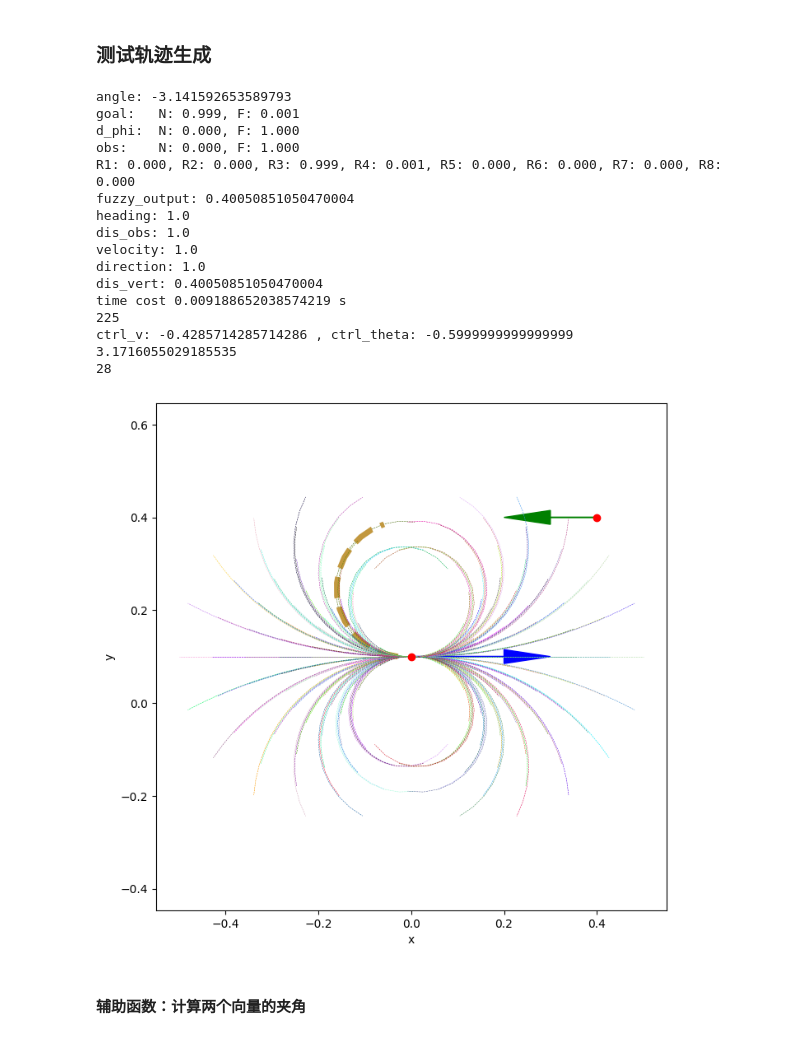
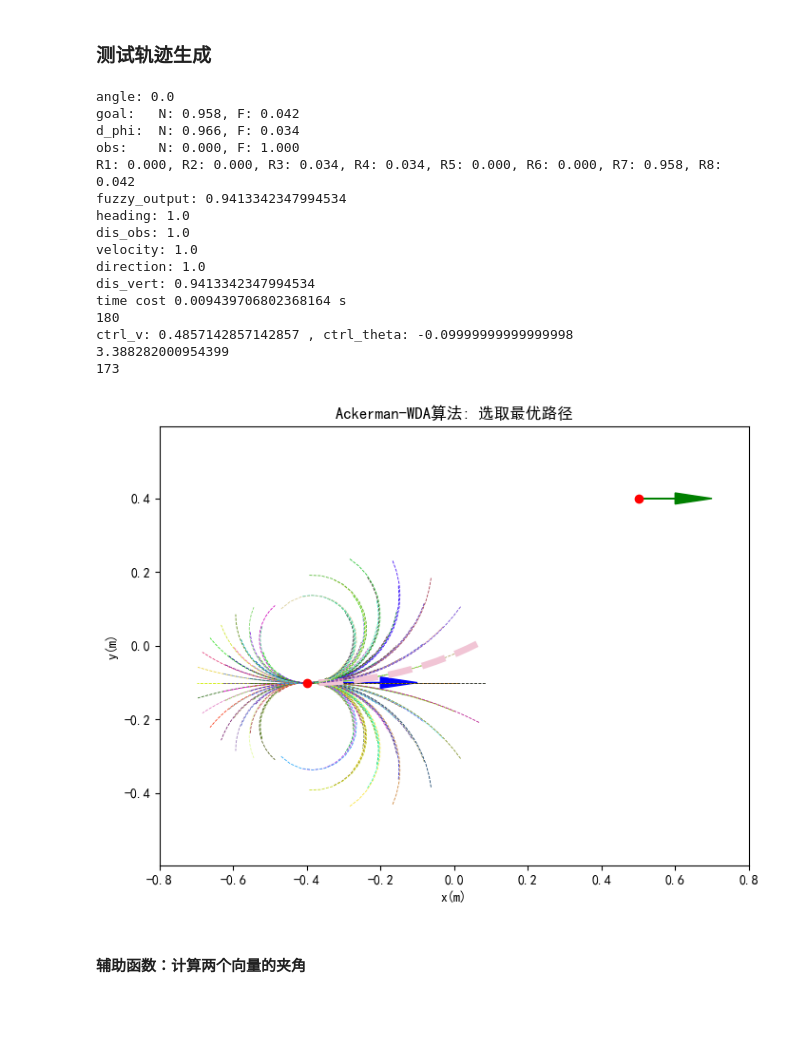
Before and after one commit to Jieyi-Jiang/format_planer_1, a Jupyter notebook: python/bounded_dwa_1.ipynb, the cells around one changed output. Cells and saved outputs as stored; diff of their text form; code cells hidden in the pictures; blank space fills up the shorter version.

```diff
--- a/python/bounded_dwa_1.ipynb
+++ b/python/bounded_dwa_1.ipynb
@@ -238,6 +238,8 @@ class BoundedDWA:
         self.v_min           = -0.5
         self.a_max           = 0.5
         self.a_min           = -0.5
+        self.a_theta_max     = 0.7
+        self.a_theta_min     = -0.7
         self.theta_max       = 0.7
         self.theta_min       = -0.7
         # sample space size
@@ -490,10 +492,10 @@ class BoundedDWA:
         # calulate sample space window
         self.v_window_min = self.v_now + self.a_min * self.sim_t
         self.v_window_max = self.v_now + self.a_max * self.sim_t
-        # self.theta_window_min = self.theta_now + self.a_min * self.sim_t
-        # self.theta_window_max = self.theta_now + self.a_max * self.sim_t
-        self.theta_window_min = self.theta_max
-        self.theta_window_max = self.theta_min
+        self.theta_window_min = self.theta_now + self.a_theta_max * self.sim_t
+        self.theta_window_max = self.theta_now + self.a_theta_min * self.sim_t
+        # self.theta_window_min = self.theta_max
+        # self.theta_window_max = self.theta_min
         # print(self.v_window_min, self.v_window_max, self.theta_window_min, self.theta_window_max)
         # calulate sample intervals
         d_v = (self.v_window_max - self.v_window_min) / (self.sample_axis - 1)
@@ -589,12 +603,12 @@ BoundedDWA_test = BoundedDWA()
 BoundedDWA_test.set_sim_t(1.0)
 BoundedDWA_test.set_sim_step_num(15)
 BoundedDWA_test.set_sample_axis(15)
-car_v = 0.0
-car_theta = 0.3
-angle = -180
+car_v = 0.2
+car_theta = 0.0
+angle = 0
 print(f'angle: {math.radians(angle)}')
-car_pos = (0.0, 0.1, math.radians(0))
-target_pos = (0.4, 0.4, math.radians(angle))
+car_pos = (-0.4, -0.1, math.radians(0))
+target_pos = (0.5, 0.4, math.radians(angle))
 plan_test = BoundedDWA_test.plan(car_v, car_theta, car_pos, target_pos)
 # def update_weight(self, w_heading, w_dis_obs, w_dis_vert, w_velo, w_direction):
 # BoundedDWA_test.update_weight(1.0, 1.0, 1.0, 1.0, 1.0)
@@ -608,56 +622,63 @@ print(f"ctrl_v: {plan_test[max_idx][3]} , ctrl_theta: {plan_test[max_idx][4]}")
 # print(all_cost)
 print(max(cost_list))
 print(max_idx)
-plt.figure(figsize=(8,8))
+plt.figure(figsize=(8,6))
 linestyles = ['--']
 # print(len(plan_test))
 for i in range(len(plan_test)):
     if i == max_idx:
         linewidth = 5
     else:
-        linewidth = 0.4
+        linewidth = 0.6
     # print(plan_test[i][0], plan_test[i][1], plan_test[i][2])
     color = (np.random.rand(), np.random.rand(), np.random.rand())
     linestyle = random.choice(linestyles)
     plt.axis('equal')
     plt.plot(plan_test[i][0], plan_test[i][1], color=color, linestyle=linestyle, linewidth=linewidth)
     plt.xlabel('x')
     plt.ylabel('y')
 x_start = target_pos[0]
 y_start = target_pos[1]
 angle = target_pos[2]
 x_delta = 0.1 * math.cos(angle)
 y_delat = 0.1 * math.sin(angle)
 plt.plot(x_start, y_start, 'ro')
 plt.arrow(x_start, y_start, x_delta, y_delat, head_width=0.03, head_length=0.1, fc='green', ec='green')
 x_start = car_pos[0]
 y_start = car_pos[1]
 angle = car_pos[2]
 x_delta = 0.2 * math.cos(angle)
 y_delat = 0.2 * math.sin(angle)
 plt.plot(x_start, y_start, 'ro')
 plt.arrow(x_start, y_start, x_delta, y_delat, head_width=0.03, head_length=0.1, fc='blue', ec='blue')
+plt.rcParams['font.sans-serif'] = ['SimHei']  # 设置字体为黑体
+plt.rcParams['axes.unicode_minus'] = False  # 解决负号'-'显示为方块的问题
+plt.title('Ackerman-WDA算法: 选取最优路径')
+plt.xlabel('x(m)')
+plt.ylabel('y(m)')
+plt.xlim(-0.8, 0.8)
+plt.ylim(-0.6, 0.6)
 # BoundedDWA_test.cost_heading()
 plt.show()
 # print(plan_test[72])
 # %% [output]
-angle: -3.141592653589793
-goal:   N: 0.999, F: 0.001
-d_phi:  N: 0.000, F: 1.000
+angle: 0.0
+goal:   N: 0.958, F: 0.042
+d_phi:  N: 0.966, F: 0.034
 obs:    N: 0.000, F: 1.000
-R1: 0.000, R2: 0.000, R3: 0.999, R4: 0.001, R5: 0.000, R6: 0.000, R7: 0.000, R8: 0.000
-fuzzy_output: 0.40050851050470004
+R1: 0.000, R2: 0.000, R3: 0.034, R4: 0.034, R5: 0.000, R6: 0.000, R7: 0.958, R8: 0.042
+fuzzy_output: 0.9413342347994534
 heading: 1.0
 dis_obs: 1.0
 velocity: 1.0
 direction: 1.0
-dis_vert: 0.40050851050470004
-time cost 0.009188652038574219 s
-225
-ctrl_v: -0.4285714285714286 , ctrl_theta: -0.5999999999999999
-3.1716055029185535
-28
+dis_vert: 0.9413342347994534
+time cost 0.009439706802368164 s
+180
+ctrl_v: 0.4857142857142857 , ctrl_theta: -0.09999999999999998
+3.388282000954399
+173
-[figure, old version]
+[figure, new version]
 # %% [markdown]
 #### 辅助函数：计算两个向量的夹角 ####
 # %%
```
Also changed, not shown: parts of 1 cell of this notebook, 5 other files.
